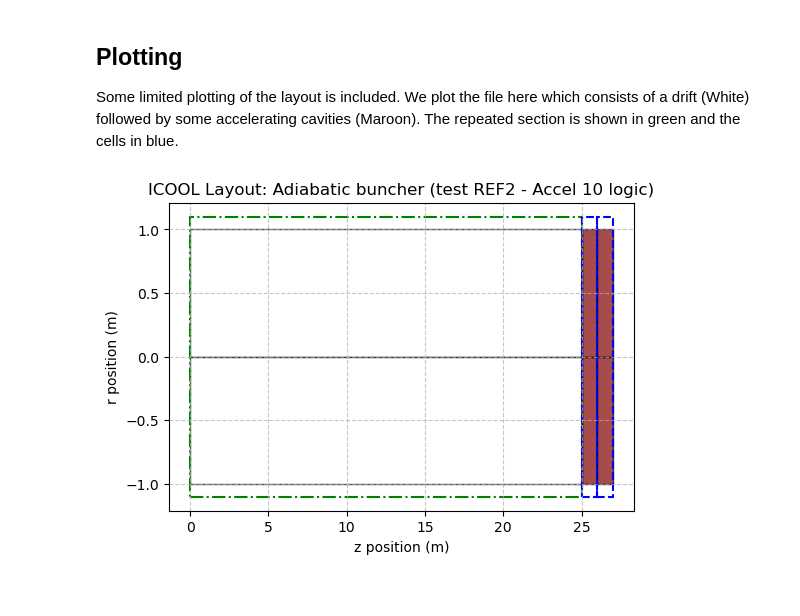
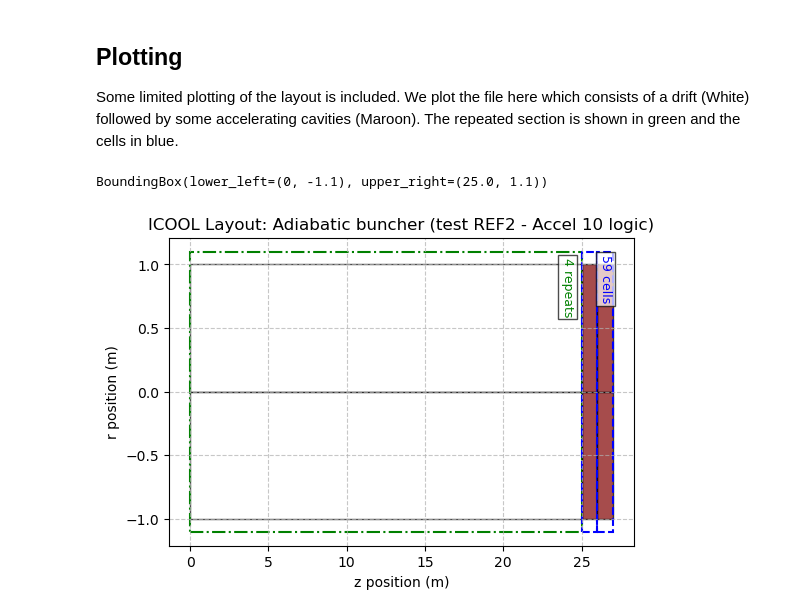
Before and after one commit to electronsandstuff/electronsandstuff, a Jupyter notebook: notebooks/icool.ipynb, the cells around one changed output. Drawn from its saved outputs; the diff is of its cells as text; code cells hidden in the pictures.

Commit message:
add labels to plots

```diff
--- a/notebooks/icool.ipynb
+++ b/notebooks/icool.ipynb
@@ -73,6 +73,7 @@ Cell 2 unit length: 1.00 m
 Some limited plotting of the layout is included. We plot the file here which consists of a drift (White) followed by some accelerating cavities (Maroon). The repeated section is shown in green and the cells in blue.
 # %%
 # Plot the layout
-fig, ax = inp.plot_layout()
+fig, ax = inp.plot_layout(rotate_labels=True)
 # %% [output]
+BoundingBox(lower_left=(0, -1.1), upper_right=(25.0, 1.1))
-[figure, old version]
+[figure, new version]
```
Also changed, not shown: 2 other files.
